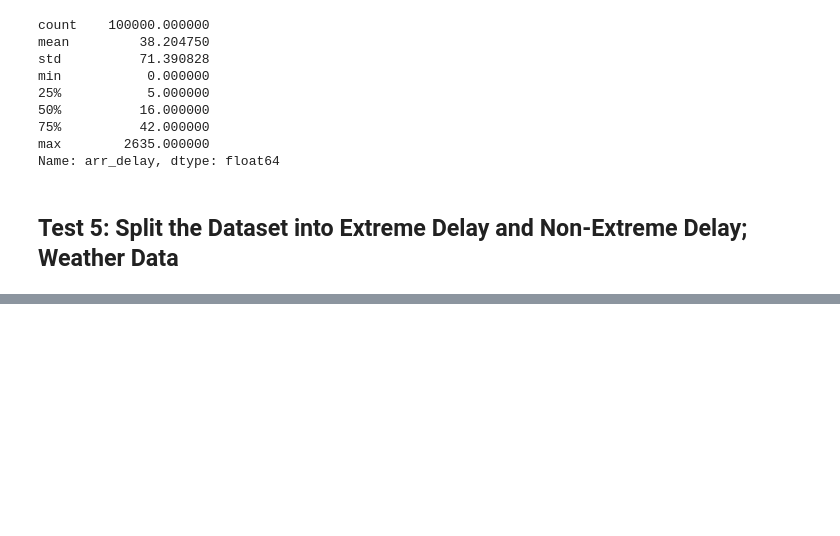
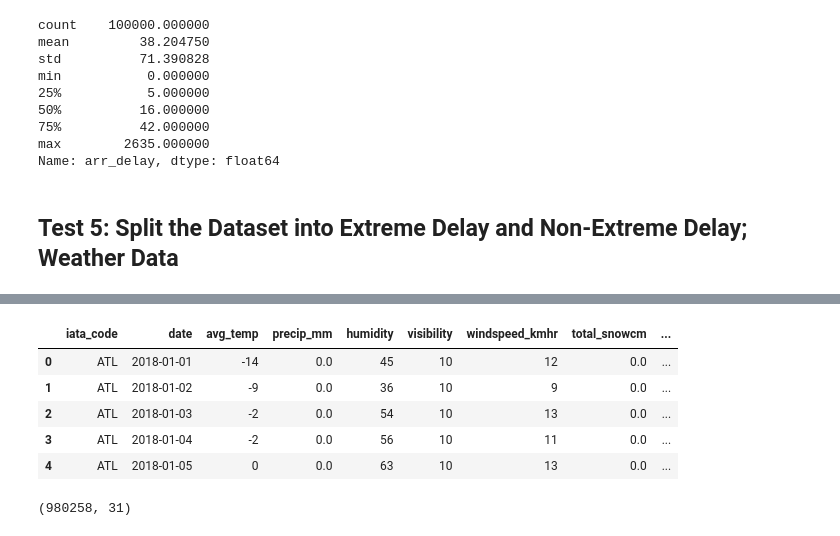
Before and after one commit to michaelhalim168/flight-delay-prediction, a Jupyter notebook: notebooks/regression-model-testing.ipynb, the cells around one changed output, grey strips where cells are left out. Cells and saved outputs as stored; diff of their text form; code cells hidden in the pictures; blank space fills up the shorter version.

```diff
--- a/notebooks/regression-model-testing.ipynb
+++ b/notebooks/regression-model-testing.ipynb
@@ -573,0 +556,2 @@ extreme_weather = flights_df5[]
+# %%
+weather = pd.read_csv('../data/complete_weather_df.csv')
@@ -573,0 +579,19 @@ extreme_weather = flights_df5[]
+# %%
+def is_extreme_weather(weather):
+    if ('blizzard' in weather.lower()) or ('fog' in weather.lower()) or ('heavy sleet' in weather.lower()) or ('heavy rain' in weather.lower()) or ('mist' in weather.lower()) or ('ice pellets' in weather.lower()) or ('thunder' in weather.lower()) or ('overcast' in weather.lower()):
+        return 1
+    else:
+        return 0
+# %%
+weather['is_extreme'] = weather['weather_description'].map(is_extreme_weather)
+# %%
+weather.drop(['weather_description', 'Unnamed: 0'], axis=1, inplace=True)
+# %%
+weather.head()
+# %% [output]
+|  | iata_code | date | avg_temp | precip_mm | humidity | visibility | windspeed_kmhr | total_snowcm | ... |
+| 0 | ATL | 2018-01-01 | -14 | 0.0 | 45 | 10 | 12 | 0.0 | ... |
+| 1 | ATL | 2018-01-02 | -9 | 0.0 | 36 | 10 | 9 | 0.0 | ... |
+| 2 | ATL | 2018-01-03 | -2 | 0.0 | 54 | 10 | 13 | 0.0 | ... |
+| 3 | ATL | 2018-01-04 | -2 | 0.0 | 56 | 10 | 11 | 0.0 | ... |
+| 4 | ATL | 2018-01-05 | 0 | 0.0 | 63 | 10 | 13 | 0.0 | ... |
@@ -573,0 +606,4 @@ extreme_weather = flights_df5[]
+# %%
+flights_df5.shape
+# %% [output]
+(980258, 31)
```
Also changed, not shown: parts of 36 cells of this notebook, 1 other file.
